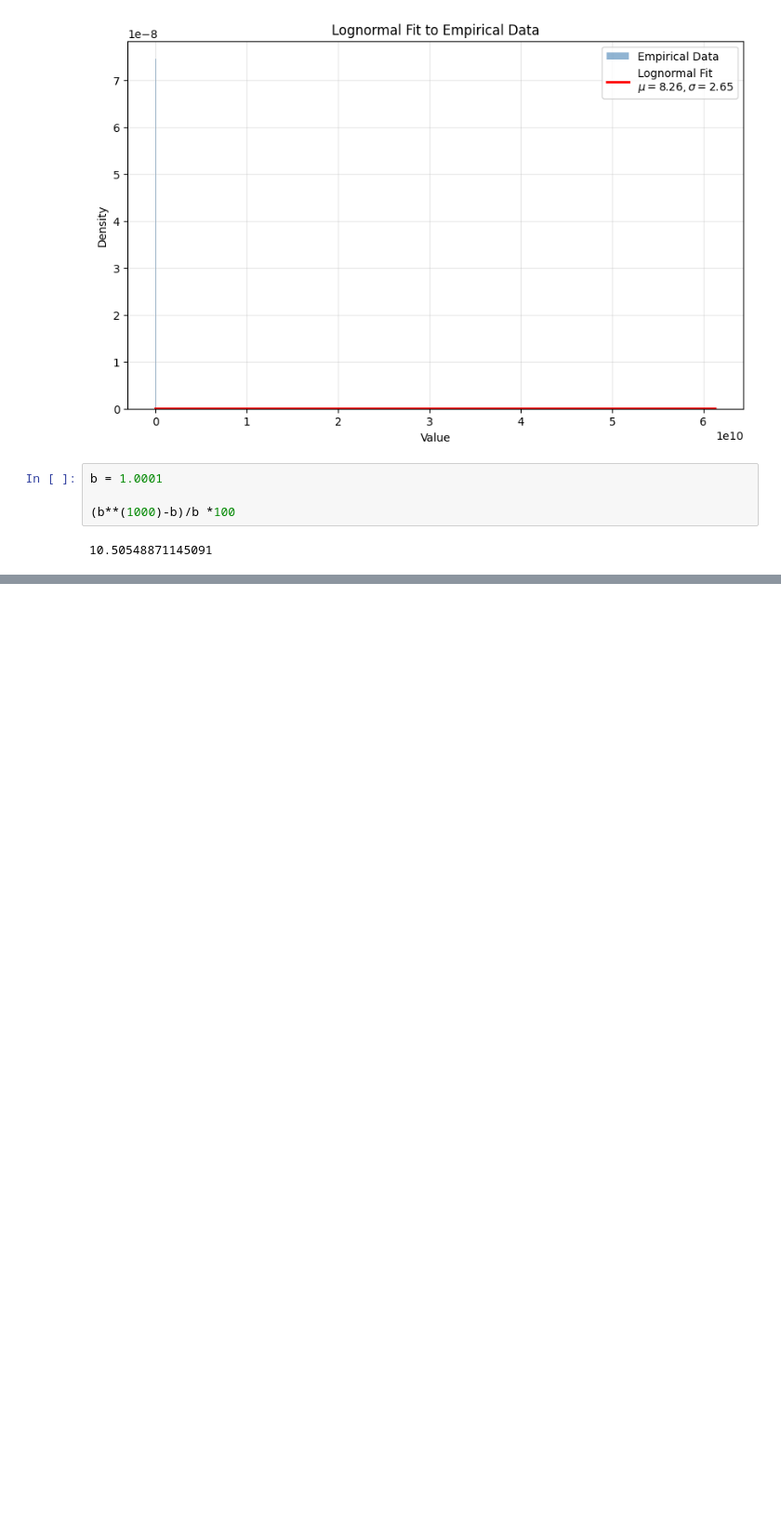
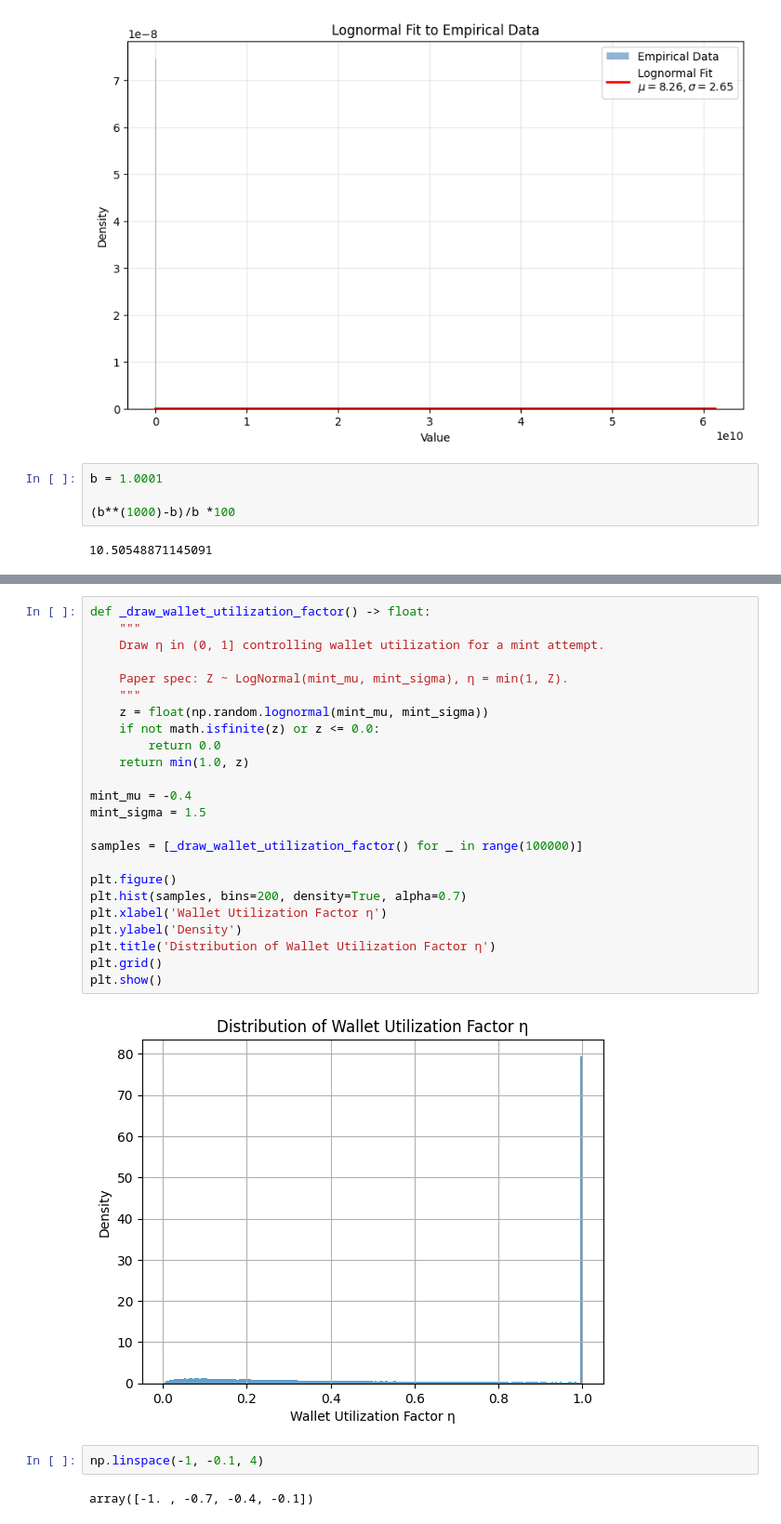
Before and after one commit to DanieleMDiNosse/ABM_Uni_v3, a Jupyter notebook: personal.ipynb, the cells around one changed output, grey strips where cells are left out. Shown at 93% size. Drawn from its saved outputs; the diff is of its cells as text; blank space fills up the shorter version.

```diff
--- a/personal.ipynb
+++ b/personal.ipynb
@@ -646,0 +719,30 @@ b = 1.0001
+# %%
+def _draw_wallet_utilization_factor() -> float:
+    """
+    Draw η in (0, 1] controlling wallet utilization for a mint attempt.
+
+    Paper spec: Z ~ LogNormal(mint_mu, mint_sigma), η = min(1, Z).
+    """
+    z = float(np.random.lognormal(mint_mu, mint_sigma))
+    if not math.isfinite(z) or z <= 0.0:
+        return 0.0
+    return min(1.0, z)
+
+mint_mu = -0.4
+mint_sigma = 1.5
+
+samples = [_draw_wallet_utilization_factor() for _ in range(100000)]
+
+plt.figure()
+plt.hist(samples, bins=200, density=True, alpha=0.7)
+plt.xlabel('Wallet Utilization Factor η')
+plt.ylabel('Density')
+plt.title('Distribution of Wallet Utilization Factor η')
+plt.grid()
+plt.show()
+# %% [output]
+[figure, added]
+# %%
+np.linspace(-1, -0.1, 4)
+# %% [output]
+array([-1. , -0.7, -0.4, -0.1])
```
Also changed, not shown: parts of 2 cells of this notebook, 2 other files.
